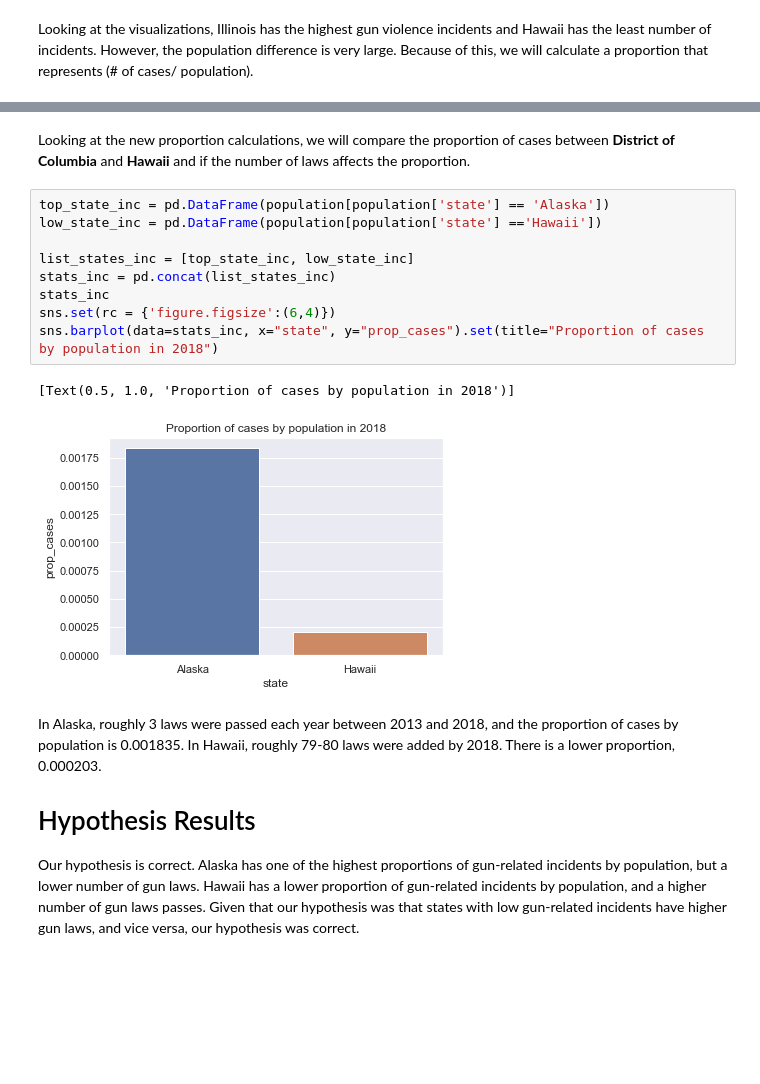
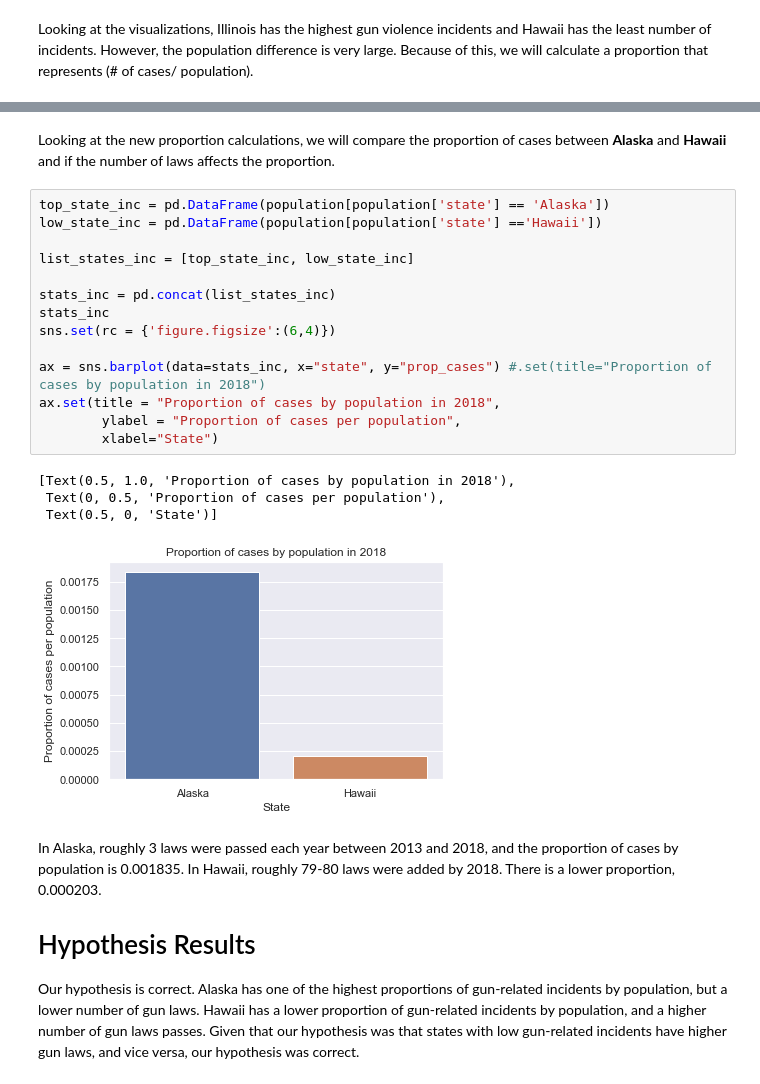
Before and after one commit to uic-cs418/cs418-spring22-purple, a Jupyter notebook: progress_report.ipynb, the cells around one changed output, grey strips where cells are left out. Saved outputs shown, nothing was run; the diff lists cells and outputs as text; blank space fills up the shorter version.

```diff
--- a/progress_report.ipynb
+++ b/progress_report.ipynb
@@ -111,18 +129,25 @@ print(prop_cases.tail(2))
 11    0.000203
 # %% [markdown]
-Looking at the new proportion calculations, we will compare the proportion of cases between **District of Columbia** and **Hawaii** and if the number of laws affects the proportion.
+Looking at the new proportion calculations, we will compare the proportion of cases between **Alaska** and **Hawaii** and if the number of laws affects the proportion.
 # %%
 top_state_inc = pd.DataFrame(population[population['state'] == 'Alaska'])
 low_state_inc = pd.DataFrame(population[population['state'] =='Hawaii'])
 
 list_states_inc = [top_state_inc, low_state_inc]
+
 stats_inc = pd.concat(list_states_inc)
 stats_inc
 sns.set(rc = {'figure.figsize':(6,4)})
-sns.barplot(data=stats_inc, x="state", y="prop_cases").set(title="Proportion of cases by population in 2018")
+
+ax = sns.barplot(data=stats_inc, x="state", y="prop_cases") #.set(title="Proportion of cases by population in 2018")
+ax.set(title = "Proportion of cases by population in 2018",
+        ylabel = "Proportion of cases per population",
+        xlabel="State")
 # %% [output]
-[Text(0.5, 1.0, 'Proportion of cases by population in 2018')]
+[Text(0.5, 1.0, 'Proportion of cases by population in 2018'),
+ Text(0, 0.5, 'Proportion of cases per population'),
+ Text(0.5, 0, 'State')]
-[figure, old version]
+[figure, new version]
 # %% [markdown]
 In Alaska, roughly 3 laws were passed each year between 2013 and 2018, and the proportion of cases by population is 0.001835. In Hawaii, roughly 79-80 laws were added by 2018. There is a lower proportion, 0.000203.
 
```
Also changed, not shown: parts of 3 cells of this notebook.
